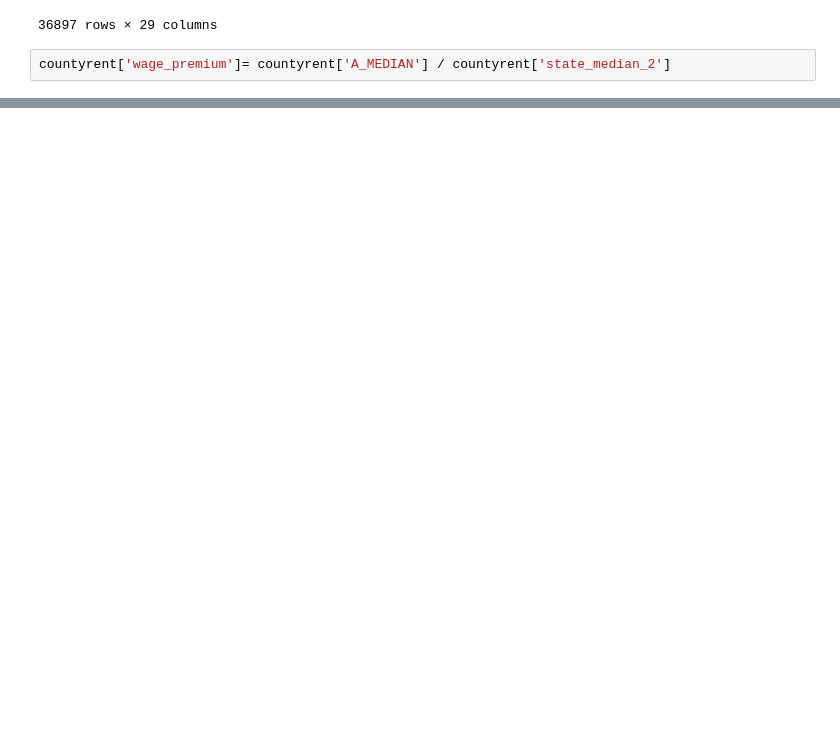
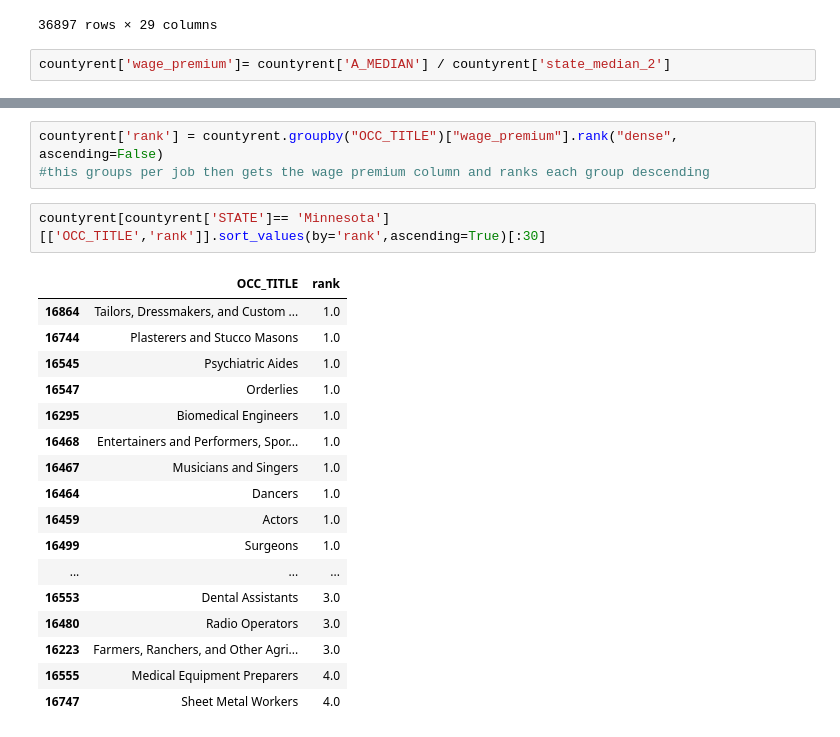
Before and after one commit to MikeDaBossss/Placestolive, a Jupyter notebook: rent.ipynb, the cells around one changed output, grey strips where cells are left out. Saved outputs shown, nothing was run; the diff lists cells and outputs as text; blank space fills up the shorter version.

```diff
--- a/rent.ipynb
+++ b/rent.ipynb
@@ -336,0 +355,23 @@ The state with the least amount of wage premium for budget analyst compared to t
+# %%
+countyrent['rank'] = countyrent.groupby("OCC_TITLE")["wage_premium"].rank("dense", ascending=False)
+#this groups per job then gets the wage premium column and ranks each group descending
+# %%
+countyrent[countyrent['STATE']== 'Minnesota'][['OCC_TITLE','rank']].sort_values(by='rank',ascending=True)[:30]
+# %% [output]
+|  | OCC_TITLE | rank |
+| 16864 | Tailors, Dressmakers, and Custom ... | 1.0 |
+| 16744 | Plasterers and Stucco Masons | 1.0 |
+| 16545 | Psychiatric Aides | 1.0 |
+| 16547 | Orderlies | 1.0 |
+| 16295 | Biomedical Engineers | 1.0 |
+| 16468 | Entertainers and Performers, Spor... | 1.0 |
+| 16467 | Musicians and Singers | 1.0 |
+| 16464 | Dancers | 1.0 |
+| 16459 | Actors | 1.0 |
+| 16499 | Surgeons | 1.0 |
+| ... | ... | ... |
+| 16553 | Dental Assistants | 3.0 |
+| 16480 | Radio Operators | 3.0 |
+| 16223 | Farmers, Ranchers, and Other Agri... | 3.0 |
+| 16555 | Medical Equipment Preparers | 4.0 |
+| 16747 | Sheet Metal Workers | 4.0 |
```
Also changed, not shown: parts of 15 cells of this notebook.
